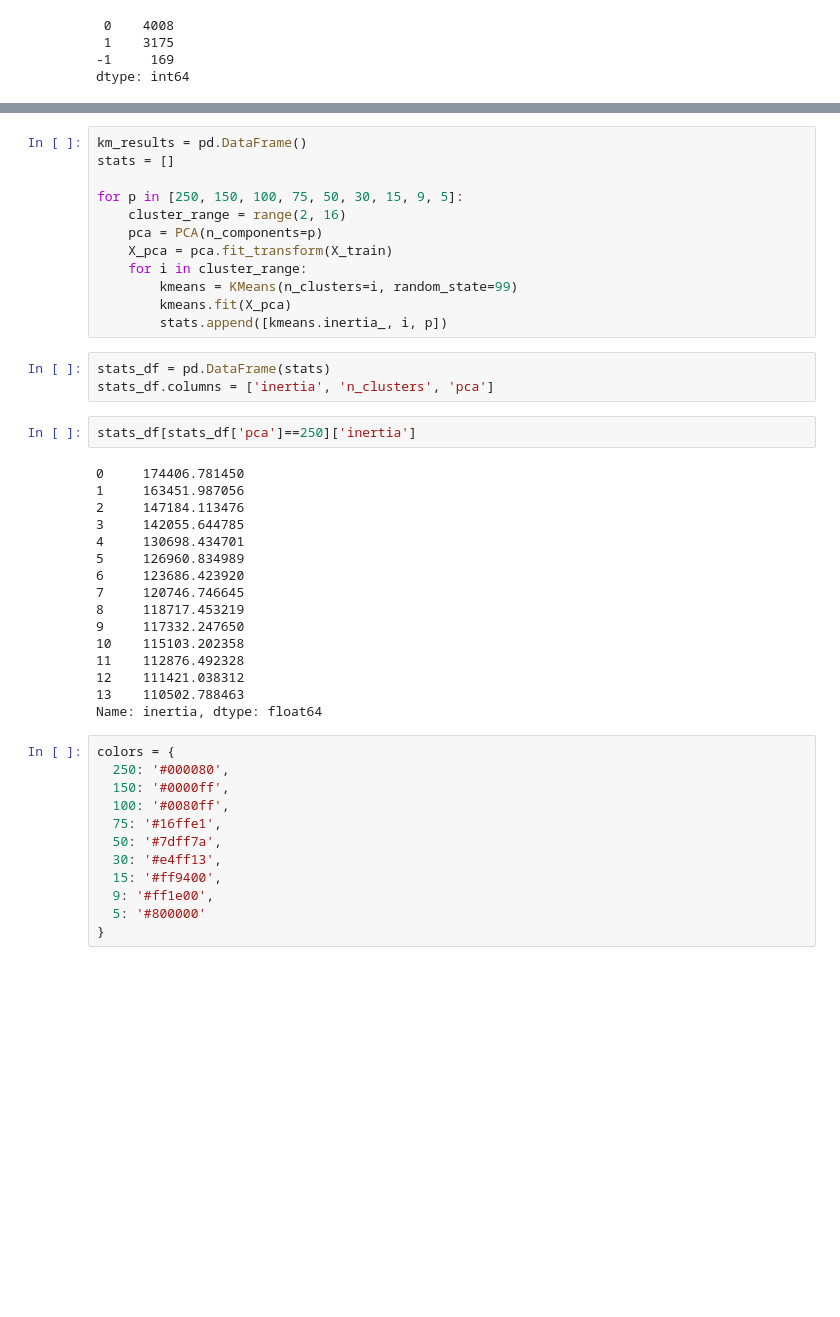
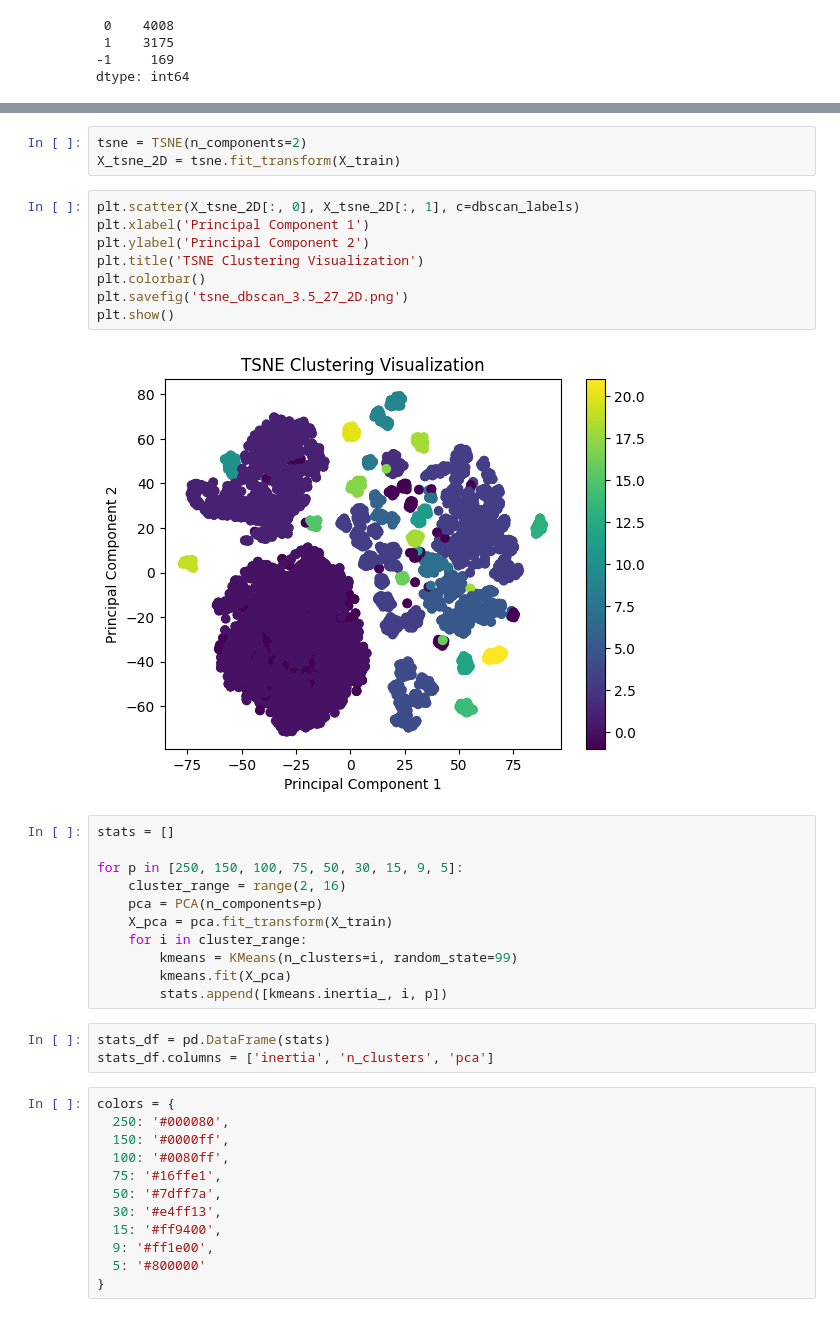
Before and after one commit to XIB1/machine_learning_course, a Jupyter notebook: project3/project3.ipynb, the cells around one changed output, grey strips where cells are left out. Cells and saved outputs as stored; diff of their text form; blank space fills up the shorter version.

```diff
--- a/project3/project3.ipynb
+++ b/project3/project3.ipynb
@@ -310,5 +239,17 @@ dtype: int64
+# %%
+tsne = TSNE(n_components=2)
+X_tsne_2D = tsne.fit_transform(X_train)
+# %%
+plt.scatter(X_tsne_2D[:, 0], X_tsne_2D[:, 1], c=dbscan_labels)
+plt.xlabel('Principal Component 1')
+plt.ylabel('Principal Component 2')
+plt.title('TSNE Clustering Visualization')
+plt.colorbar()
+plt.savefig('tsne_dbscan_3.5_27_2D.png')
+plt.show()
+# %% [output]
+[figure, added]
 # %%
-km_results = pd.DataFrame()
 stats = []
 
 for p in [250, 150, 100, 75, 50, 30, 15, 9, 5]:
@@ -322,24 +263,6 @@ for p in [250, 150, 100, 75, 50, 30, 15, 9, 5]:
 # %%
 stats_df = pd.DataFrame(stats)
 stats_df.columns = ['inertia', 'n_clusters', 'pca']
-# %%
-stats_df[stats_df['pca']==250]['inertia']
-# %% [output]
-0     174406.781450
-1     163451.987056
-2     147184.113476
-3     142055.644785
-4     130698.434701
-5     126960.834989
-6     123686.423920
-7     120746.746645
-8     118717.453219
-9     117332.247650
-10    115103.202358
-11    112876.492328
-12    111421.038312
-13    110502.788463
-Name: inertia, dtype: float64
 # %%
 colors = {
   250: '#000080',
```
Also changed, not shown: parts of 20 cells of this notebook, 13 other files.
